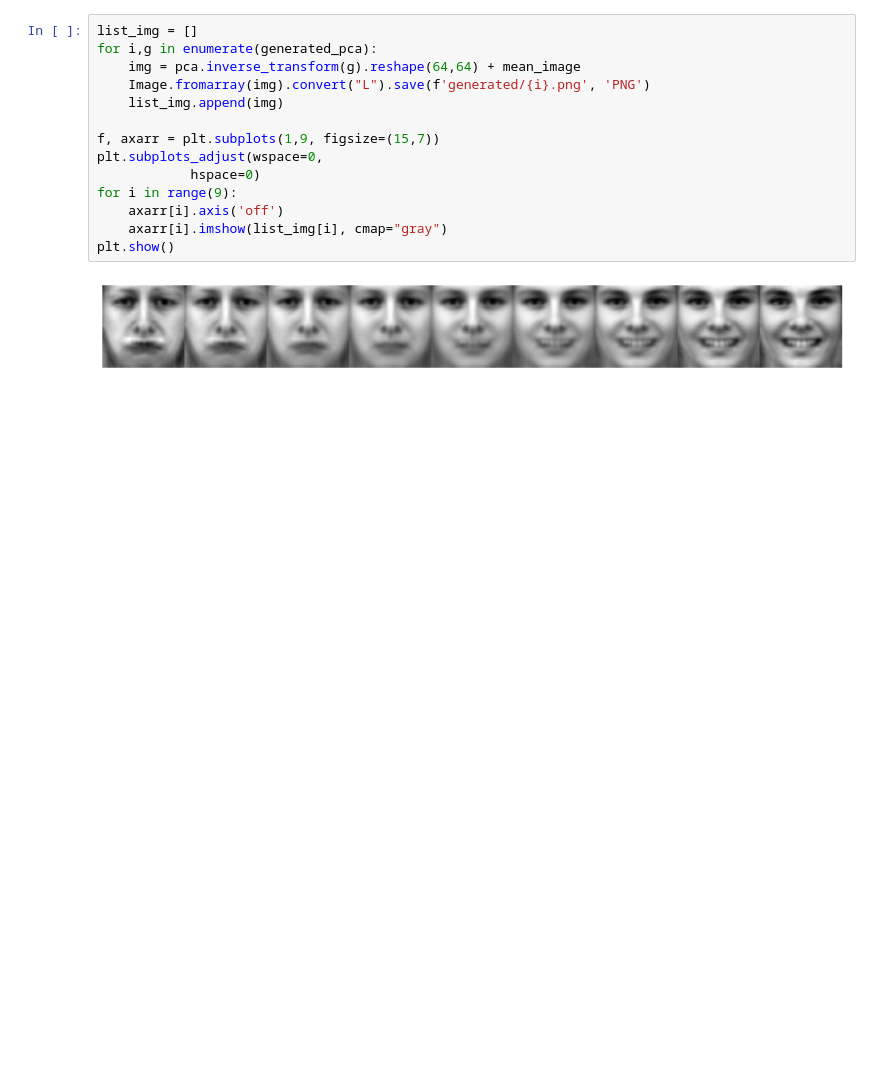
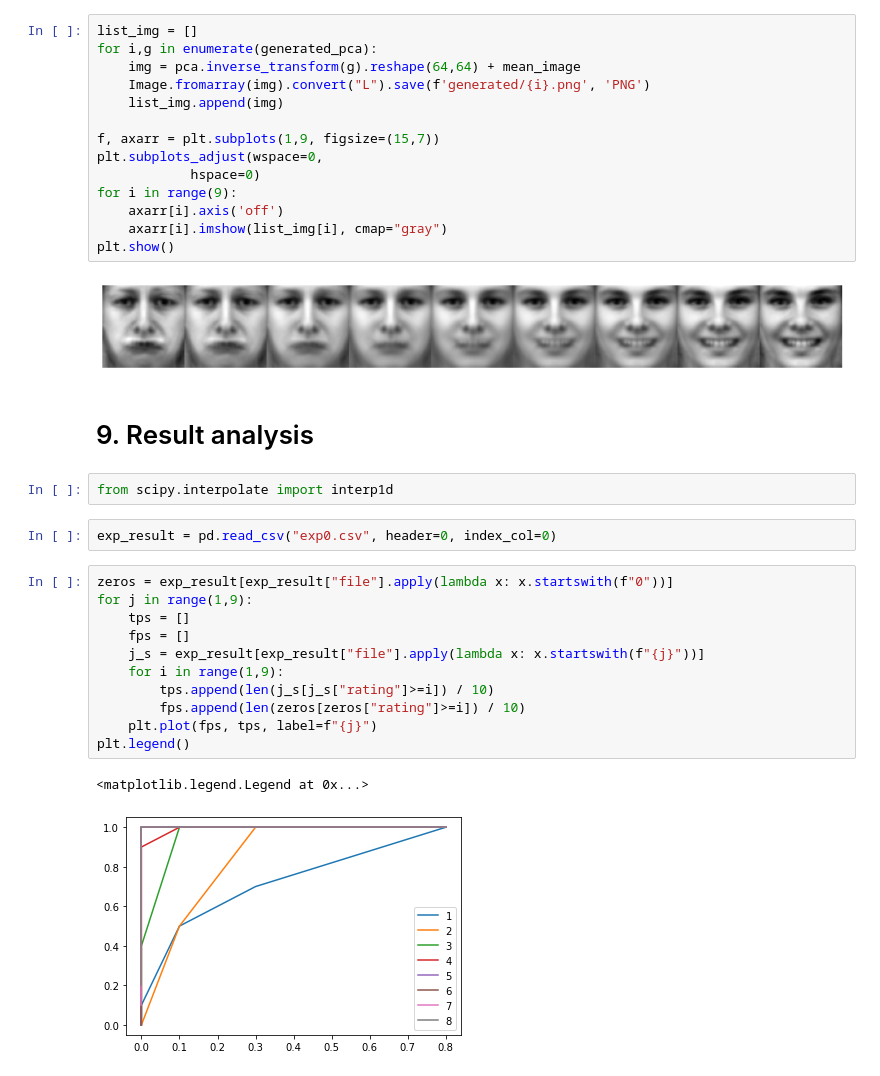
Before and after one commit to rebeccadf/Cognitive-modelling-HW2, a Jupyter notebook: analysis.ipynb, the cells around one changed output. Drawn from its saved outputs; the diff is of its cells as text; blank space fills up the shorter version.

```diff
--- a/analysis.ipynb
+++ b/analysis.ipynb
@@ -133,3 +133,23 @@ for i in range(9):
 plt.show()
 # %% [output]
 [figure]
+# %% [markdown]
+# 9. Result analysis
+# %%
+from scipy.interpolate import interp1d
+# %%
+exp_result = pd.read_csv("exp0.csv", header=0, index_col=0)
+# %%
+zeros = exp_result[exp_result["file"].apply(lambda x: x.startswith(f"0"))]
+for j in range(1,9):
+    tps = []
+    fps = []
+    j_s = exp_result[exp_result["file"].apply(lambda x: x.startswith(f"{j}"))]
+    for i in range(1,9):
+        tps.append(len(j_s[j_s["rating"]>=i]) / 10)
+        fps.append(len(zeros[zeros["rating"]>=i]) / 10)
+    plt.plot(fps, tps, label=f"{j}")
+plt.legend()
+# %% [output]
+<matplotlib.legend.Legend at 0x...>
+[figure, added]
```
